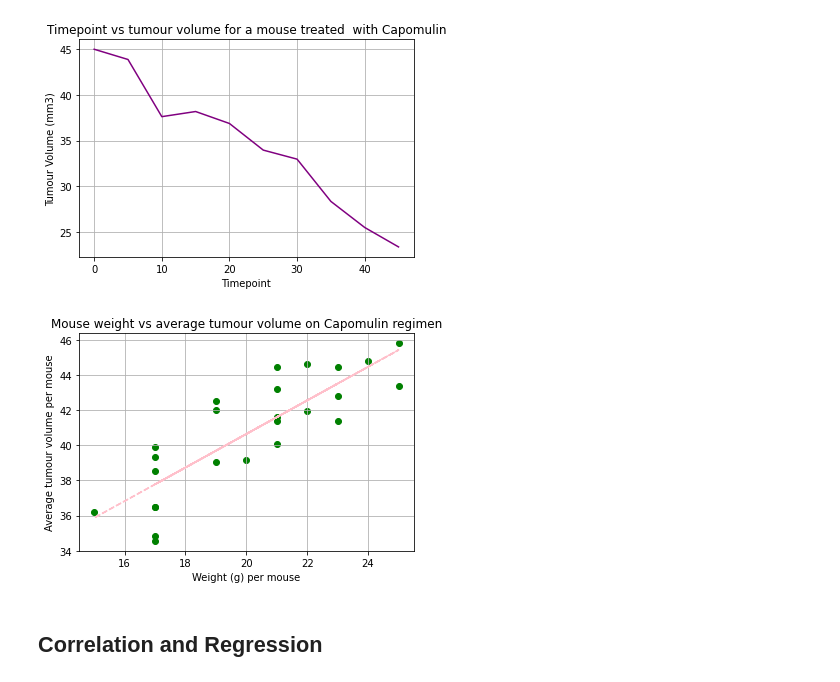
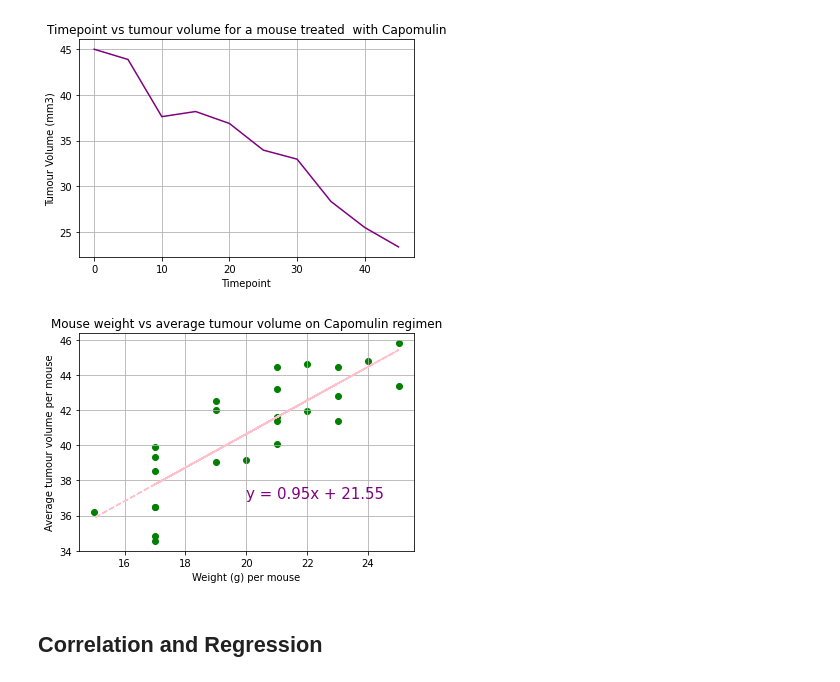
Before and after one commit to denk-ie/matplotlib-challenge, a Jupyter notebook: pymaceuticals_starter.ipynb, the cells around one changed output. Saved outputs shown, nothing was run; the diff lists cells and outputs as text; code cells hidden in the pictures.

Commit message:
added line regression annotation

```diff
--- a/pymaceuticals_starter.ipynb
+++ b/pymaceuticals_starter.ipynb
@@ -270,19 +270,19 @@ plt.show()
 # %%
 # Generate a scatter plot of mouse weight versus average tumor volume for the Capomulin regimen
 capomulin = clean_mouse_data.loc[clean_mouse_data["Drug Regimen"] == "Capomulin",:]
 weight = capomulin.groupby("Mouse ID")["Weight (g)"].mean()
 avg_tumor_vol = capomulin.groupby("Mouse ID")["Tumor Volume (mm3)"].sum() / capomulin["Mouse ID"].value_counts()
 
-fig1, ax1 = plt.subplots()
-ax1.scatter(weight, avg_tumor_vol, c='g')
-ax1.plot(weight, regress_values,"--", c="pink")
+plt.scatter(weight, avg_tumor_vol, c='g')
+plt.plot(weight, regress_values,linestyle="dashed", c="pink")
 plt.title("Mouse weight vs average tumour volume on Capomulin regimen")
 plt.xlabel("Weight (g) per mouse")
 plt.ylabel("Average tumour volume per mouse")
+plt.annotate(line_eq,(20,37),fontsize=15,color="purple")
 plt.grid()
 plt.show()
 # %% [output]
-[figure, old version]
+[figure, new version]
 # %% [markdown]
 ## Correlation and Regression
 # %%
```
